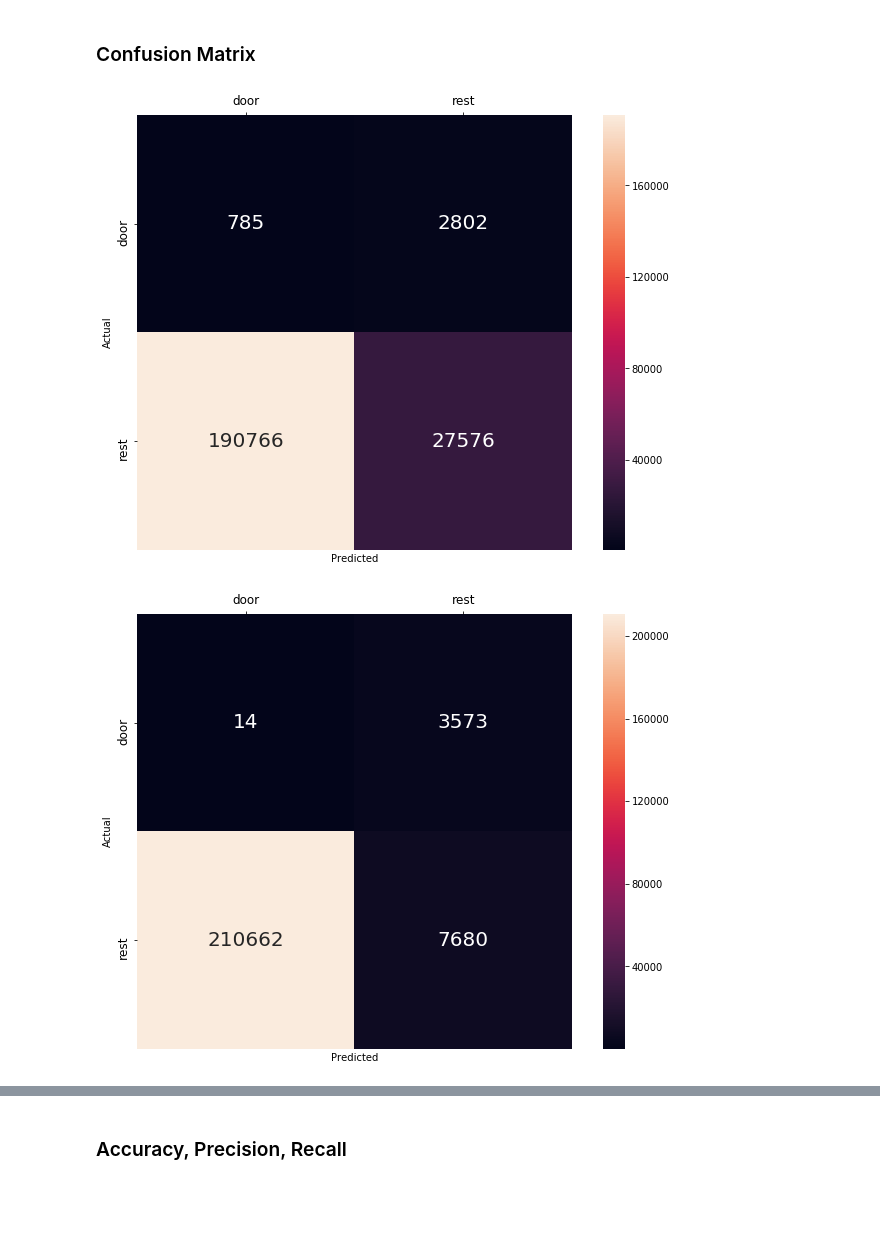
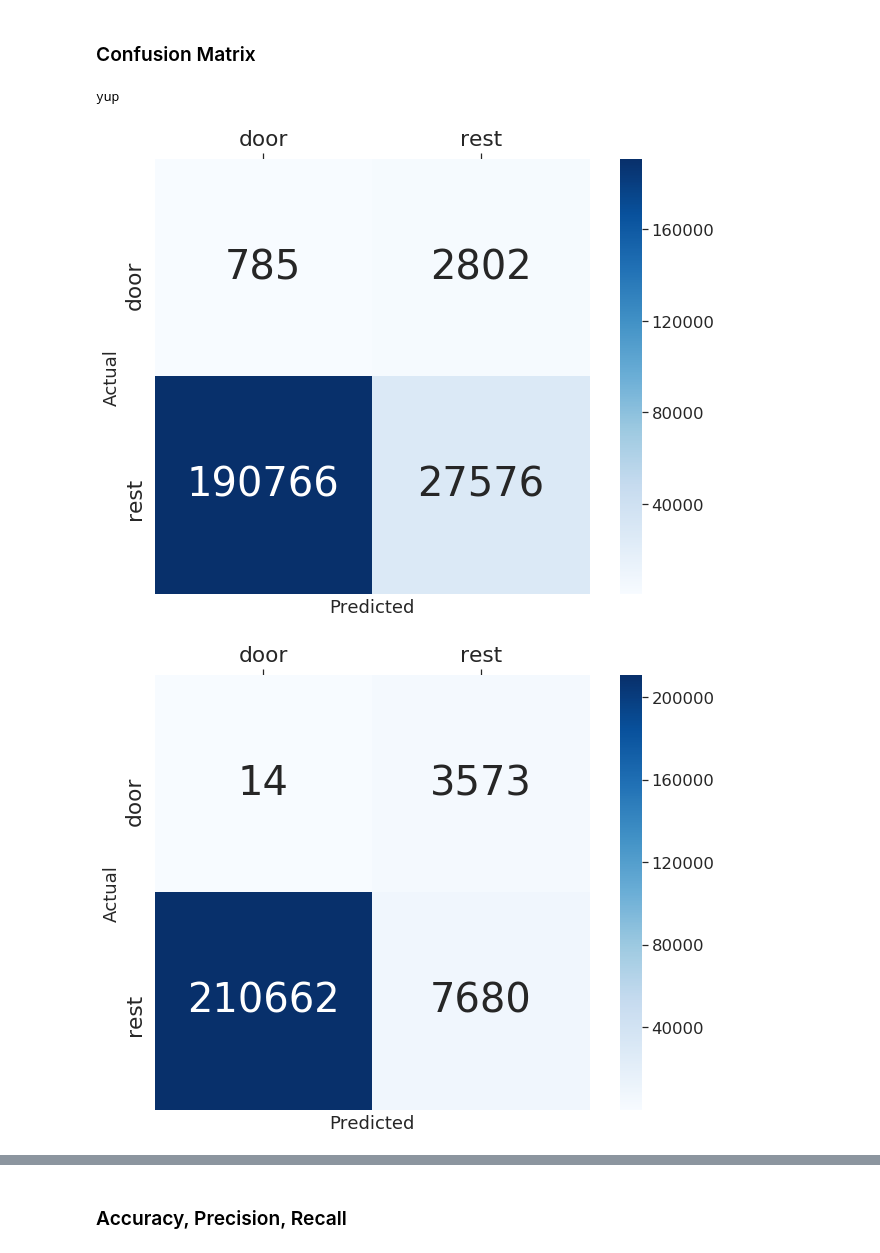
Before and after one commit to 7high/thesis, a Jupyter notebook: ble_classification.ipynb, the cells around one changed output, grey strips where cells are left out. Cells and saved outputs as stored; diff of their text form; code cells hidden in the pictures; blank space fills up the shorter version.

Commit message:
Fixed font size and color map of confusion matrices. AFixed sort issue with temp cms

```diff
--- a/ble_classification.ipynb
+++ b/ble_classification.ipynb
@@ -188,10 +190,20 @@ for device in sorted(ble_devicetypes):
+# %%
+if 'temp' in test_cm.columns:
+    test_cm[['temp','rest']].sort_index(ascending=False)
+# %% [output]
+yup
 # %%
+sns.set(font_scale=1.5)
 for device_list in device_cms:
     for classifier_cm in device_list:
         fig, ax = plt.subplots(figsize=(11,8))
         ax.tick_params(labelsize='large')
         ax.xaxis.set_ticks_position('top')
-        sns.heatmap(classifier_cm, annot=True, annot_kws={"size":20},square=True, fmt='d');
+
+        # Just to handle 'temp' confusion m
+        if 'temp' in classifier_cm.columns:
+            classifier_cm = classifier_cm[['temp','rest']].sort_index(ascending=False)
+        sns.heatmap(classifier_cm, annot=True, annot_kws={"size":40},square=True, fmt='d', cmap='Blues');
 # %% [output]
-[figure, old version]
+[figure, new version]
-[figure, old version]
+[figure, new version]
```
Also changed, not shown: parts of 2 cells of this notebook, 1 other file.
